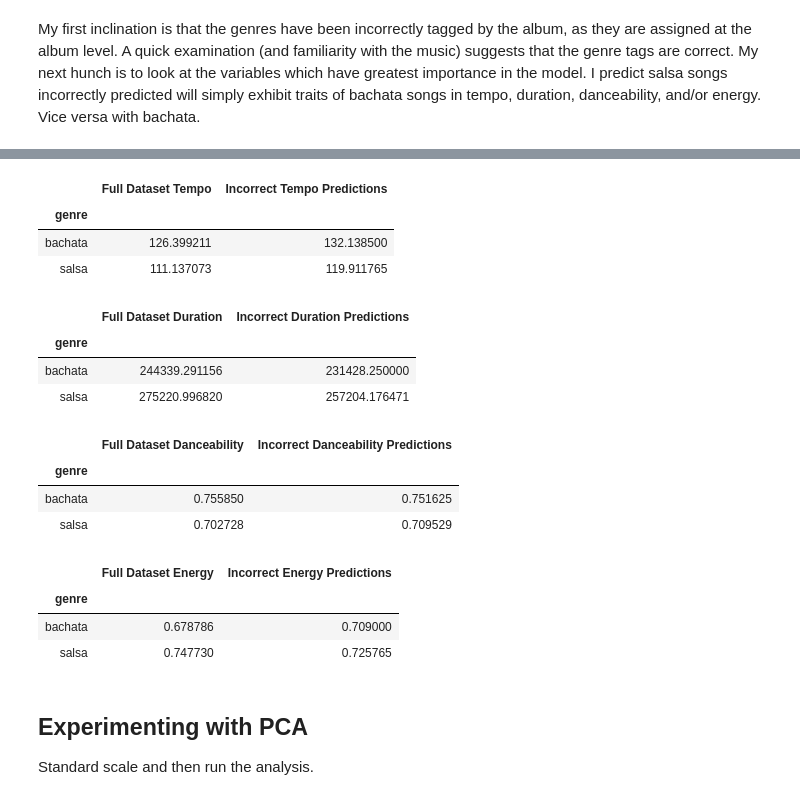
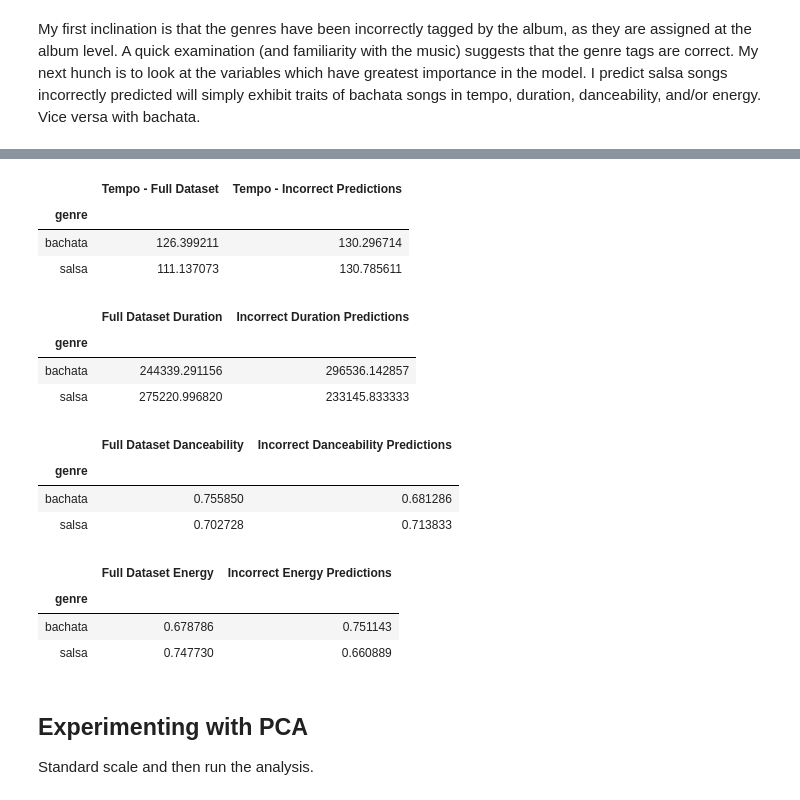
Before and after one commit to ayalasm/mod_5_project, a Jupyter notebook: Exploration.ipynb, the cells around one changed output, grey strips where cells are left out. Drawn from its saved outputs; the diff is of its cells as text; code cells hidden in the pictures.

```diff
--- a/Exploration.ipynb
+++ b/Exploration.ipynb
@@ -98,7 +98,7 @@ def parse_tracks(tracks_results):
     result['album_name'] = tracks_results['album']['name']
     result['artists'] = [dict_['name']
                          for dict_ in tracks_results['album']['artists']]
-    results['release_date'] = tracks_results['album']['release_date']
+    result['release_date'] = tracks_results['album']['release_date']
 
     return result
 # %% [markdown]
@@ -592,28 +602,34 @@ RandomForestClassifier(bootstrap=True, class_weight=None, criterion='entropy',
 # %% [markdown]
 ### Forest Confusion Matrix
 # %%
-from sklearn.metrics import confusion_matrix
+# Generate predicted y values from test data
+y_pred_forest_no_eng = forest_no_eng.predict(X_test)
 
-y_pred_class = forest_no_eng.predict(X_test)
-
-cm = confusion_matrix(y_test,y_pred_class)
+# Create CM
+cm = confusion_matrix(y_test,y_pred_forest_no_eng)
 classes = ['salsa','bachata']
 print(cm)
+
+# Create fig, ax, and plot
 fig = plt.figure(figsize=(12,8))
 ax = fig.add_subplot(111)
 cax = ax.matshow(cm,cmap=plt.cm.Oranges)
+fig.colorbar(cax)
+
+# Apply labels
 plt.title('Confusion matrix',fontdict={'size':14})
-fig.colorbar(cax)
 ax.set_xticklabels([''] + classes,fontdict={'size':14})
 ax.set_yticklabels([''] + classes,fontdict={'size':14})
 plt.xlabel('Actual Values',fontdict={'size':14})
 plt.ylabel('Predicted Values',fontdict={'size':14})
+
+# Remove grid lines
 plt.grid(b=None)
 
-fmt = 'd'
+# Apply text
 thresh = cm.max() / 2.
 for i, j in itertools.product(range(cm.shape[0]), range(cm.shape[1])):
-    plt.text(j, i, format(cm[i, j], fmt),
+    plt.text(j, i, format(cm[i, j], 'd'),
              horizontalalignment="center",
              fontdict={'size':14,'weight':'heavy'},
              color="white" if cm[i, j] > thresh else "black")
@@ -695,0 +678,19 @@ incorrect_df.loc[:,columns]
+# %%
+# reshape test values
+test_values = (y_test.values).reshape(1,-1)[0]
+
+# find list indices of incorrect predictions
+wrong_pred_indices = [i for i in range(len(test_values)) if test_values[i] != y_pred_forest_no_eng[i]]
+
+# find dataframe indices of incorrect predictions
+df_indices = y_test.reset_index().iloc[wrong_pred_indices,:]['index'].values
+
+# Select only the columns we want to inspect
+columns = ['danceability', 'energy', 'key', 'loudness', 'mode', 'speechiness',
+           'acousticness', 'instrumentalness', 'liveness', 'valence', 'tempo',
+           'duration_ms', 'track_name', 'album_name', 'artists', 'genre']
+
+# Create dataframe that includes ONLY songs that were incorrectly classified
+incorrect_df = df.loc[df_indices,columns]
+
+incorrect_df.head()
@@ -696,12 +708,12 @@ incorrect_df.loc[:,columns]
 # %%
 tempo_comp = pd.concat([pd.DataFrame(df.groupby('genre').agg({'tempo':'mean'})),pd.DataFrame(incorrect_df.groupby('genre').agg({'tempo':'mean'}))],axis=1)
-tempo_comp.columns = ['Full Dataset Tempo','Incorrect Tempo Predictions']
+tempo_comp.columns = ['Tempo - Full Dataset','Tempo - Incorrect Predictions']
 tempo_comp
 # %% [output]
-|  | Full Dataset Tempo | Incorrect Tempo Predictions |
+|  | Tempo - Full Dataset | Tempo - Incorrect Predictions |
 | genre |  |  |
-| bachata | 126.399211 | 132.138500 |
-| salsa | 111.137073 | 119.911765 |
+| bachata | 126.399211 | 130.296714 |
+| salsa | 111.137073 | 130.785611 |
 # %%
 duration_comp = pd.concat([pd.DataFrame(df.groupby('genre').agg({'duration_ms':'mean'})),pd.DataFrame(incorrect_df.groupby('genre').agg({'duration_ms':'mean'}))],axis=1)
 duration_comp.columns = ['Full Dataset Duration','Incorrect Duration Predictions']
@@ -709,8 +721,8 @@ duration_comp
 # %% [output]
 |  | Full Dataset Duration | Incorrect Duration Predictions |
 | genre |  |  |
-| bachata | 244339.291156 | 231428.250000 |
-| salsa | 275220.996820 | 257204.176471 |
+| bachata | 244339.291156 | 296536.142857 |
+| salsa | 275220.996820 | 233145.833333 |
 # %%
 danceability_comp = pd.concat([pd.DataFrame(df.groupby('genre').agg({'danceability':'mean'})),pd.DataFrame(incorrect_df.groupby('genre').agg({'danceability':'mean'}))],axis=1)
 danceability_comp.columns = ['Full Dataset Danceability','Incorrect Danceability Predictions']
@@ -718,8 +730,8 @@ danceability_comp
 # %% [output]
 |  | Full Dataset Danceability | Incorrect Danceability Predictions |
 | genre |  |  |
-| bachata | 0.755850 | 0.751625 |
-| salsa | 0.702728 | 0.709529 |
+| bachata | 0.755850 | 0.681286 |
+| salsa | 0.702728 | 0.713833 |
 # %%
 energy_comp = pd.concat([pd.DataFrame(df.groupby('genre').agg({'energy':'mean'})),pd.DataFrame(incorrect_df.groupby('genre').agg({'energy':'mean'}))],axis=1)
 energy_comp.columns = ['Full Dataset Energy','Incorrect Energy Predictions']
@@ -727,8 +739,8 @@ energy_comp
 # %% [output]
 |  | Full Dataset Energy | Incorrect Energy Predictions |
 | genre |  |  |
-| bachata | 0.678786 | 0.709000 |
-| salsa | 0.747730 | 0.725765 |
+| bachata | 0.678786 | 0.751143 |
+| salsa | 0.747730 | 0.660889 |
 # %% [markdown]
 ## Experimenting with PCA
 
```
Also changed, not shown: parts of 35 cells of this notebook, 6 other files.
